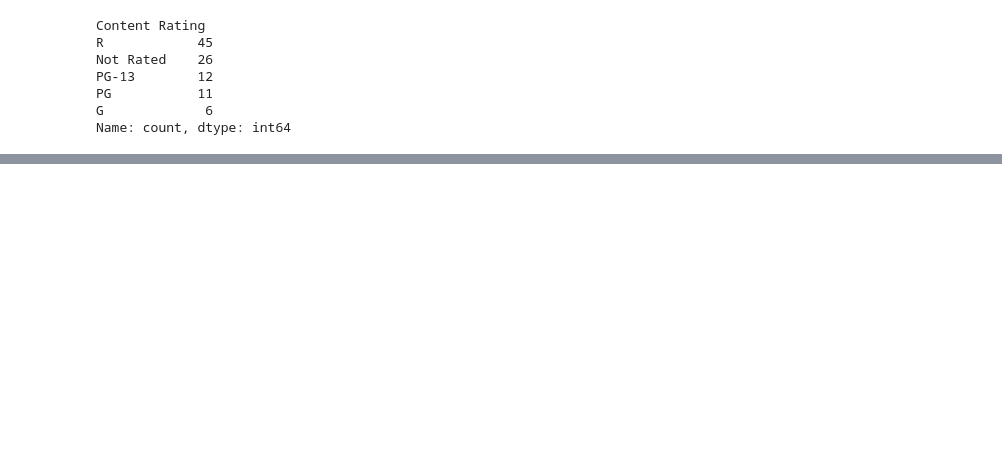
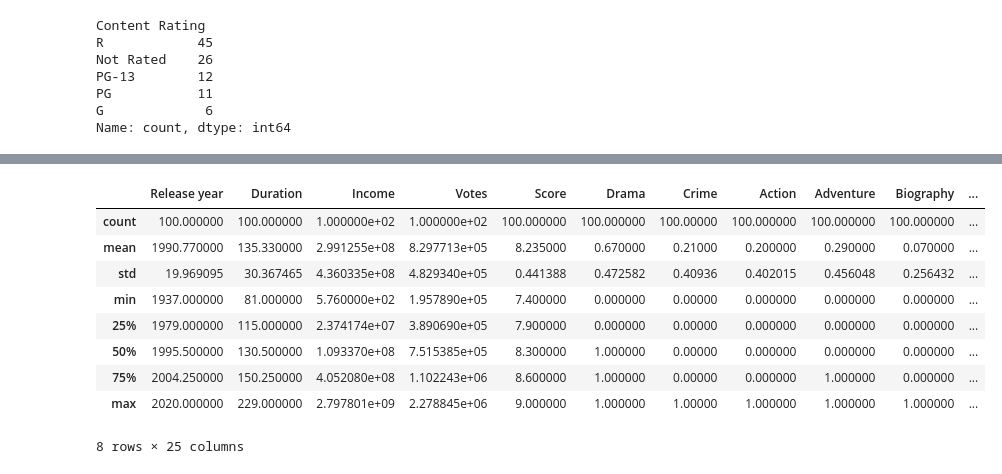
Before and after one commit to magdalena-ivanova-ds/EDA-Projects, a Jupyter notebook: food_sales/movies.ipynb, the cells around one changed output, grey strips where cells are left out. Cells and saved outputs as stored; diff of their text form; code cells hidden in the pictures; blank space fills up the shorter version.

```diff
--- a/food_sales/movies.ipynb
+++ b/food_sales/movies.ipynb
@@ -272,6 +332,19 @@ Data columns (total 30 columns):
  29  Musical         100 non-null    int64
 dtypes: category(1), float64(1), int32(1), int64(23), object(4)
 memory usage: 23.4+ KB
+# %%
+movies.describe()
+# %% [output]
+|  | Release year | Duration | Income | Votes | Score | Drama | Crime | Action | Adventure | Biography | ... |
+| count | 100.000000 | 100.000000 | 1.000000e+02 | 1.000000e+02 | 100.000000 | 100.000000 | 100.00000 | 100.000000 | 100.000000 | 100.000000 | ... |
+| mean | 1990.770000 | 135.330000 | 2.991255e+08 | 8.297713e+05 | 8.235000 | 0.670000 | 0.21000 | 0.200000 | 0.290000 | 0.070000 | ... |
+| std | 19.969095 | 30.367465 | 4.360335e+08 | 4.829340e+05 | 0.441388 | 0.472582 | 0.40936 | 0.402015 | 0.456048 | 0.256432 | ... |
+| min | 1937.000000 | 81.000000 | 5.760000e+02 | 1.957890e+05 | 7.400000 | 0.000000 | 0.00000 | 0.000000 | 0.000000 | 0.000000 | ... |
+| 25% | 1979.000000 | 115.000000 | 2.374174e+07 | 3.890690e+05 | 7.900000 | 0.000000 | 0.00000 | 0.000000 | 0.000000 | 0.000000 | ... |
+| 50% | 1995.500000 | 130.500000 | 1.093370e+08 | 7.515385e+05 | 8.300000 | 1.000000 | 0.00000 | 0.000000 | 0.000000 | 0.000000 | ... |
+| 75% | 2004.250000 | 150.250000 | 4.052080e+08 | 1.102243e+06 | 8.600000 | 1.000000 | 0.00000 | 0.000000 | 1.000000 | 0.000000 | ... |
+| max | 2020.000000 | 229.000000 | 2.797801e+09 | 2.278845e+06 | 9.000000 | 1.000000 | 1.00000 | 1.000000 | 1.000000 | 1.000000 | ... |
+8 rows × 25 columns
 # %%
 movies.head()
 # %% [output]
```
Also changed, not shown: parts of 30 cells of this notebook.
